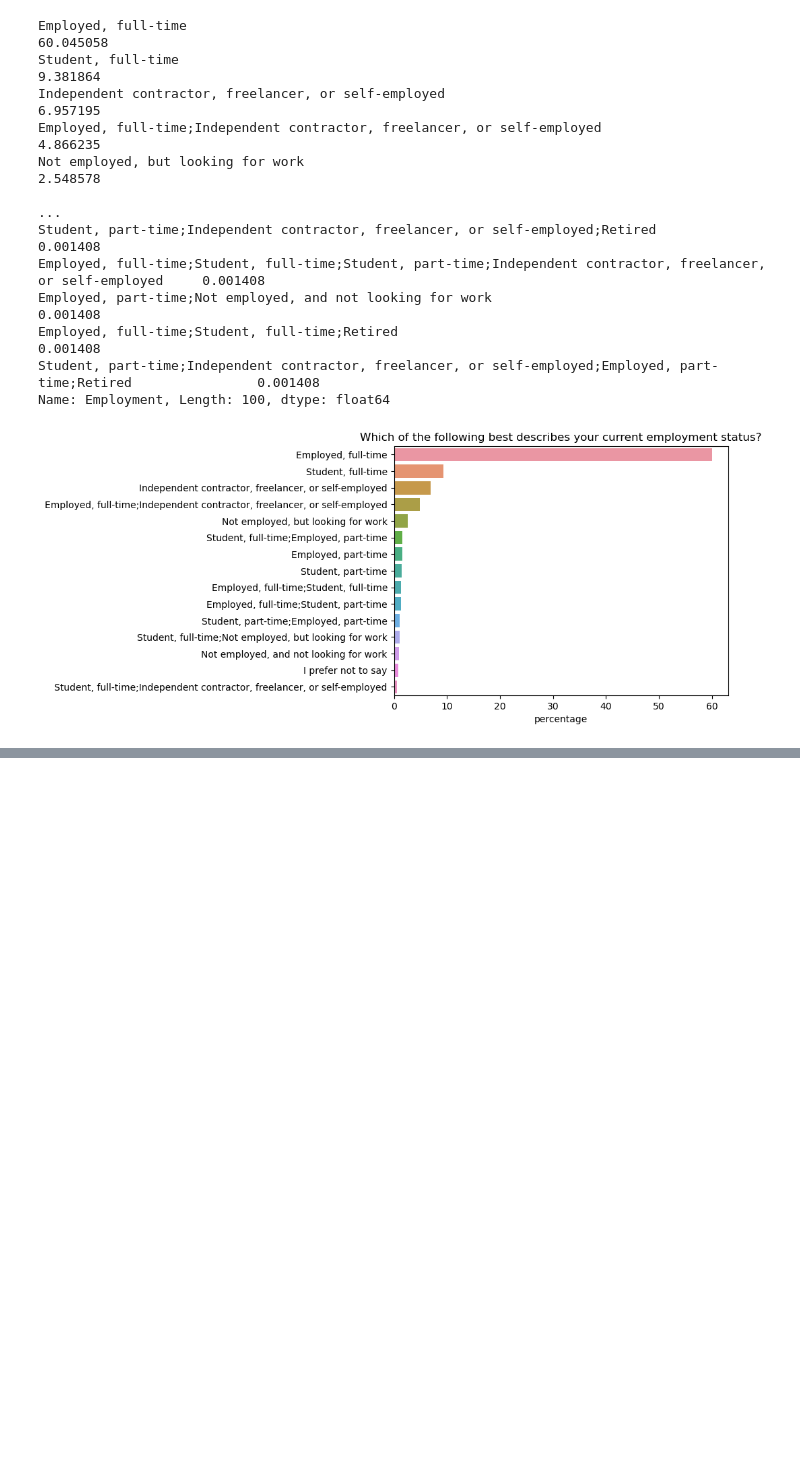
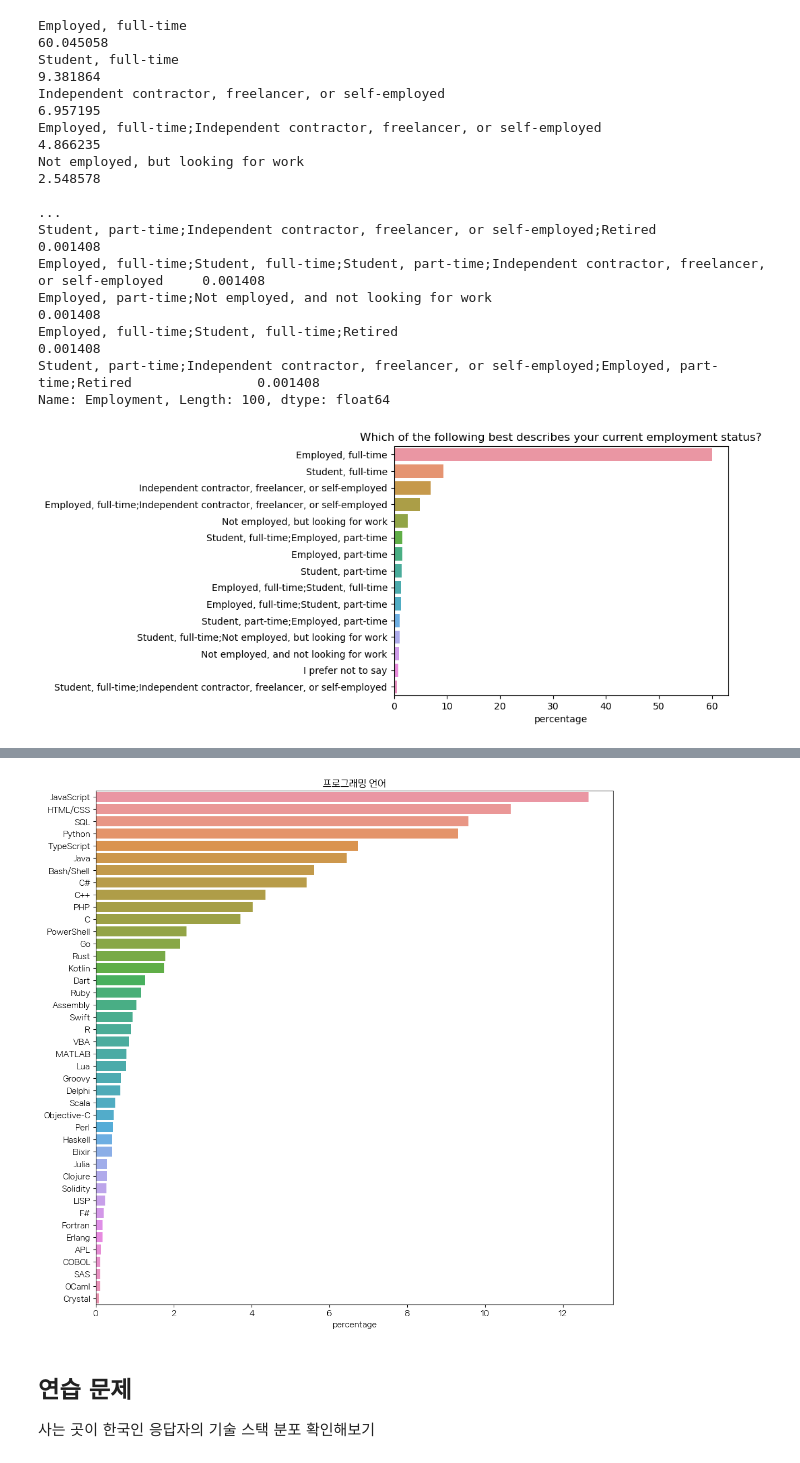
Before and after one commit to i-am-not-kangjik/playdata, a Jupyter notebook: playdata_python/seaborn2.ipynb, the cells around one changed output, grey strips where cells are left out. Cells and saved outputs as stored; diff of their text form; code cells hidden in the pictures; blank space fills up the shorter version.

```diff
--- a/playdata_python/seaborn2.ipynb
+++ b/playdata_python/seaborn2.ipynb
@@ -702,0 +767,12 @@ plt.show()
+# %%
+tmp = set()
+for index, values in survey_df.DevType.dropna().items():
+    if ';' in values:
+        values = values.split(';')
+        for value in values:
+            tmp.add(value)
+    else:
+        tmp.add(values)
+copy_devtype = survey_df.DevType.copy()
+tmp_result = pd.DataFrame(False, index=survey_df.DevType.index, columns=list(tmp))
+tmp_result
@@ -702,0 +999,14 @@ plt.show()
+# %%
+tmp_lang = split_multicolumn(survey_df.LanguageHaveWorkedWith)
+tmp_lang = tmp_lang.sum().sort_values(ascending=False)
+tmp_lang_perc = tmp_lang / tmp_lang.sum() * 100
+plt.figure(figsize=(12, 12))
+plt.title("프로그래밍 언어")
+sns.barplot(x=tmp_lang_perc.values, y=tmp_lang_perc.index)
+plt.xlabel("percentage")
+plt.show()
+# %% [output]
+[figure, added]
+# %% [markdown]
+## 연습 문제
+사는 곳이 한국인 응답자의 기술 스택 분포 확인해보기
```
Also changed, not shown: parts of 28 cells of this notebook.
